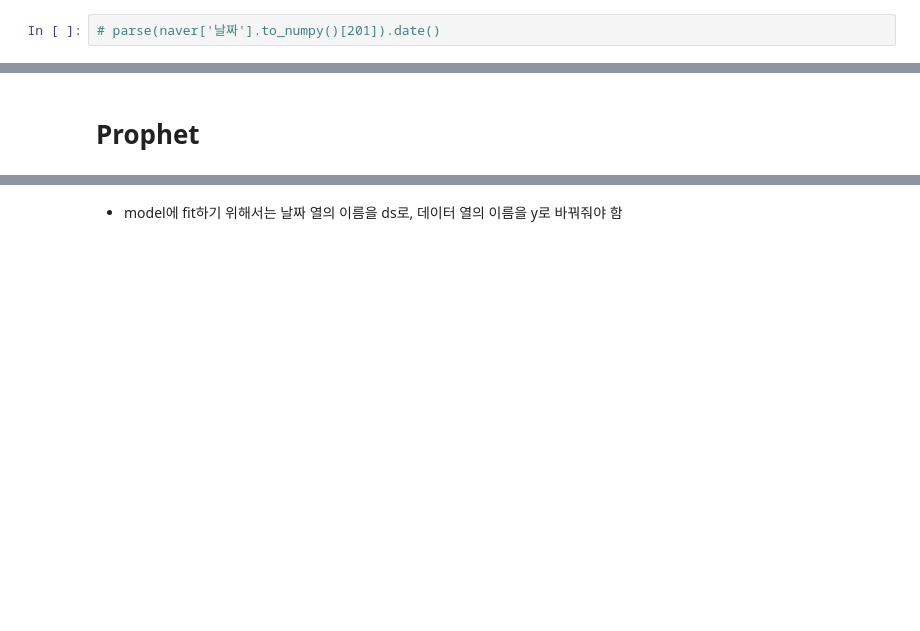
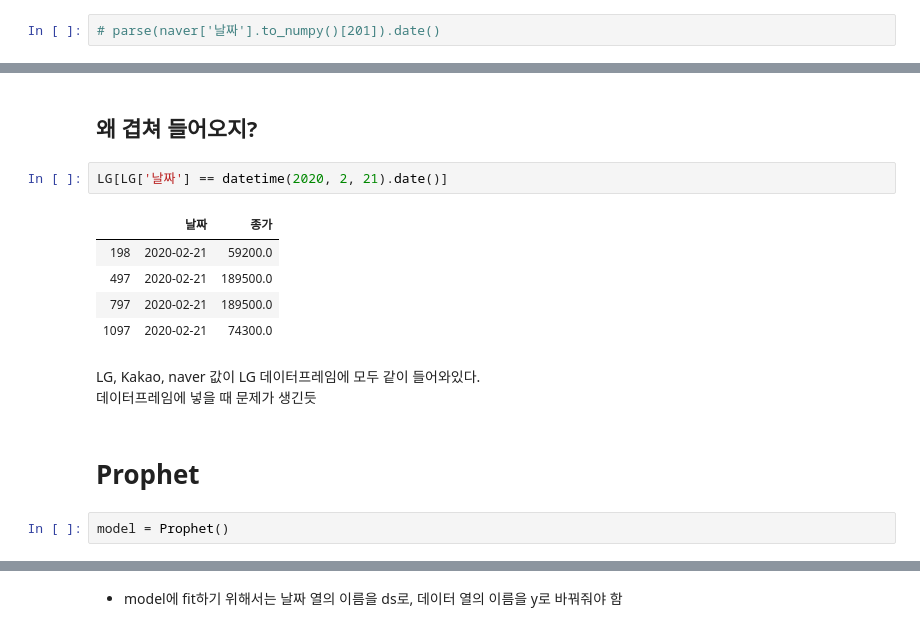
Before and after one commit to beegramin9/Python-DataScience-Hoseo-ProjectData, a Jupyter notebook: CH7_시계열/3_주식.ipynb, the cells around one changed output, grey strips where cells are left out. Drawn from its saved outputs; the diff is of its cells as text; blank space fills up the shorter version.

```diff
--- a/CH7_시계열/3_주식.ipynb
+++ b/CH7_시계열/3_주식.ipynb
@@ -266,4 +271,19 @@ LG
+# %% [markdown]
+## 왜 겹쳐 들어오지?
+# %%
+LG[LG['날짜'] == datetime(2020, 2, 21).date()]
+# %% [output]
+|  | 날짜 | 종가 |
+| 198 | 2020-02-21 | 59200.0 |
+| 497 | 2020-02-21 | 189500.0 |
+| 797 | 2020-02-21 | 189500.0 |
+| 1097 | 2020-02-21 | 74300.0 |
+# %% [markdown]
+LG, Kakao, naver 값이 LG 데이터프레임에 모두 같이 들어와있다. <br>
+데이터프레임에 넣을 때 문제가 생긴듯
 # %% [markdown]
 # Prophet
+# %%
+model = Prophet()
 # %%
 future = model.make_future_dataframe(periods=60)
```
Also changed, not shown: parts of 13 cells of this notebook, 4 other files.
